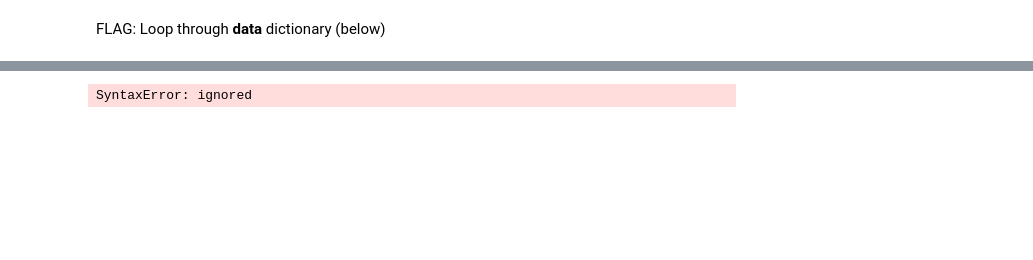
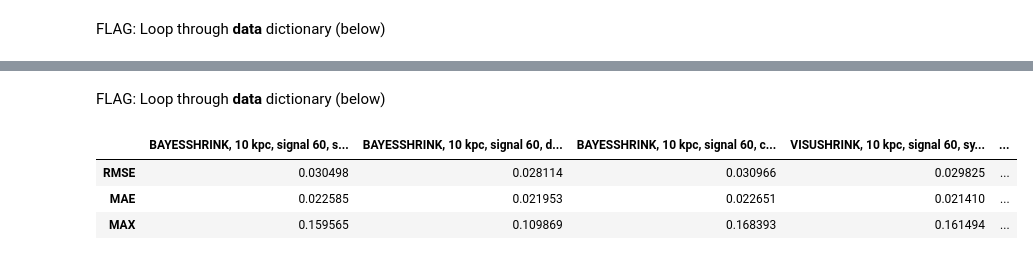
Before and after one commit to Calista-F/CCSN-gravitational-wave-denoising, a Jupyter notebook: 20220201_Lopac_(2020)_Table_recreations.ipynb, the cells around one changed output, grey strips where cells are left out. Drawn from its saved outputs; the diff is of its cells as text; code cells hidden in the pictures; blank space fills up the shorter version.

```diff
--- a/20220201_Lopac_(2020)_Table_recreations.ipynb
+++ b/20220201_Lopac_(2020)_Table_recreations.ipynb
@@ -178,0 +156,9 @@ Trying to loop through the columns of Table 1 hehe
+# %%
+metrics = ['RMSE','MAE','MAX']
+wavelets = ['sym4','db13','coif4']
+levels = [6,5,5]
+methods = ['BayesShrink','VisuShrink']
+indexcol = ['RMSE','MAE','MAX']
+
+signalno = 'signal 60'
+signaldistance = '10 kpc'
@@ -179,21 +167,44 @@ Trying to loop through the columns of Table 1 hehe
+# %%
+main_list = []
+for m in methods:
+  cols = []
+  for i in range(len(wavelets)):
+    #Make a dataframe for the denoised signal of the noisy normalized signal
+    denoised_df = pd.DataFrame(denoise_wavelet(noisy_norm_df, method = m, mode ='hard', wavelet = wavelets[i], wavelet_levels = levels[i], rescale_sigma = 'True'))
+
+    #Create col1- a list that contains the signal properties (which signal template was used), denoising properties, and denoising performance metrics
+    col1 = [str(m).upper() +', '+  signaldistance +', '+ signalno +', '+ wavelets[i] + ' level ' + str(levels[i])]
+    col1.append(get_rmse(signal_norm_df, denoised_df))
+    col1.append(mean_absolute_error(signal_norm_df, denoised_df))
+    col1.append(max_error(signal_norm_df, denoised_df))
+
+    #append this column to cols- a list of columns for the table
+    cols.append(col1)
+  main_list.append(cols)
+# %% [markdown]
+FLAG: Loop through **data** dictionary (below)
 # %%
-'''data = {'index': indexcol,
+data = {'index': indexcol,
         #BayesShrink
-        for i in range(3):
-          main_list[0][i][0]: main_list[0][i][1:],
+        main_list[0][0][0]: main_list[0][0][1:], #signal properties to be used as column name
+        main_list[0][1][0]: main_list[0][1][1:],
+        main_list[0][2][0]: main_list[0][2][1:],
 
         #VisuShrink
-        for i in range(3):
-          main_list[1][i][0]: main_list[1][i][1:],
+        main_list[1][0][0]: main_list[1][0][1:], #signal properties to be used as column name
+        main_list[1][1][0]: main_list[1][1][1:],
+        main_list[1][2][0]: main_list[1][2][1:],
         }
 
 # Create DataFrame
 Table1_df = pd.DataFrame(data, index =metrics)
 Table1_df = Table1_df.drop(columns='index')
 
 # Print the output.
 Table1_df
-'''
 # %% [output]
-SyntaxError: ignored
+|  | BAYESSHRINK, 10 kpc, signal 60, s... | BAYESSHRINK, 10 kpc, signal 60, d... | BAYESSHRINK, 10 kpc, signal 60, c... | VISUSHRINK, 10 kpc, signal 60, sy... | ... |
+| RMSE | 0.030498 | 0.028114 | 0.030966 | 0.029825 | ... |
+| MAE | 0.022585 | 0.021953 | 0.022651 | 0.021410 | ... |
+| MAX | 0.159565 | 0.109869 | 0.168393 | 0.161494 | ... |
 # %% [markdown]
```
Also changed, not shown: parts of 29 cells of this notebook.
